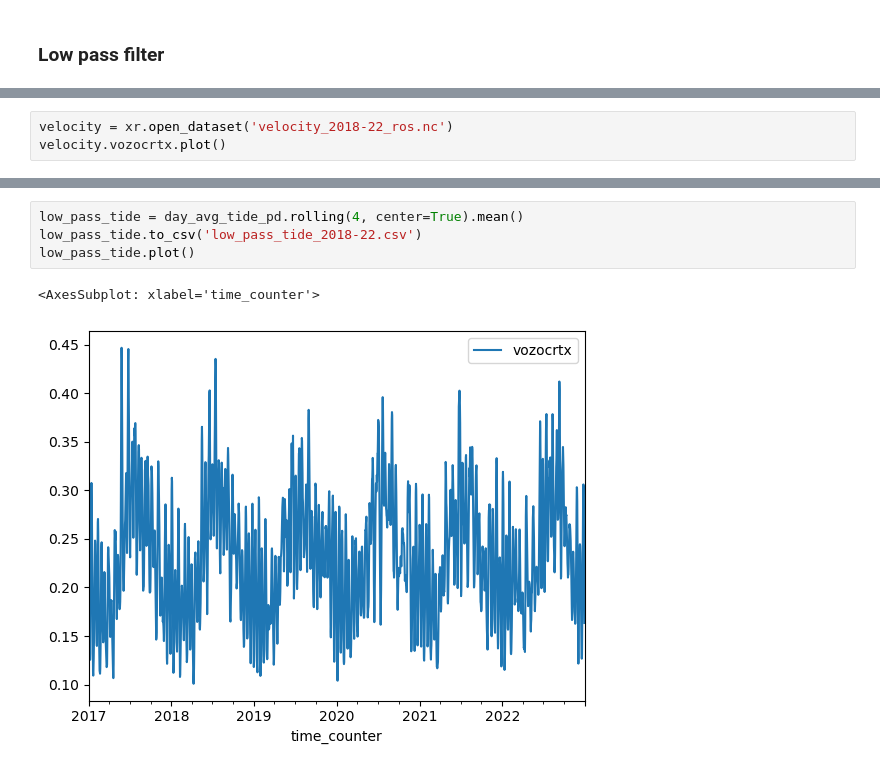
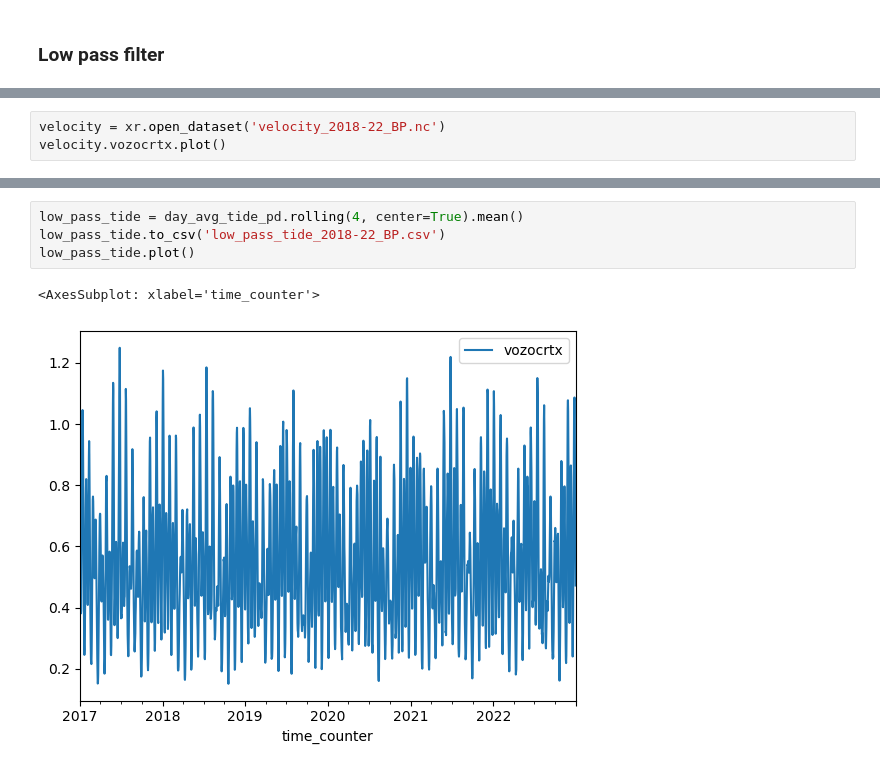
Before and after one commit to SalishSeaCast/analysis-camryn, a Jupyter notebook: notebooks/tidal_analysis.ipynb, the cells around one changed output, grey strips where cells are left out. Drawn from its saved outputs; the diff is of its cells as text.

Commit message:
calculate tides for point at boundary pass from 2017-2022

```diff
--- a/notebooks/tidal_analysis.ipynb
+++ b/notebooks/tidal_analysis.ipynb
@@ -70,5 +75,5 @@ velocity_year.plot()
 # %%
-velocity = xr.open_dataset('velocity_2018-22_ros.nc')
+velocity = xr.open_dataset('velocity_2018-22_BP.nc')
 velocity.vozocrtx.plot()
 # %% [output]
 [<matplotlib.lines.Line2D at 0x...>]
@@ -94,7 +99,7 @@ day_avg_tide_pd.plot()
 # %%
 low_pass_tide = day_avg_tide_pd.rolling(4, center=True).mean()
-low_pass_tide.to_csv('low_pass_tide_2018-22.csv')
+low_pass_tide.to_csv('low_pass_tide_2018-22_BP.csv')
 low_pass_tide.plot()
 # %% [output]
 <AxesSubplot: xlabel='time_counter'>
-[figure, old version]
+[figure, new version]
```
Also changed, not shown: parts of 6 cells of this notebook.
